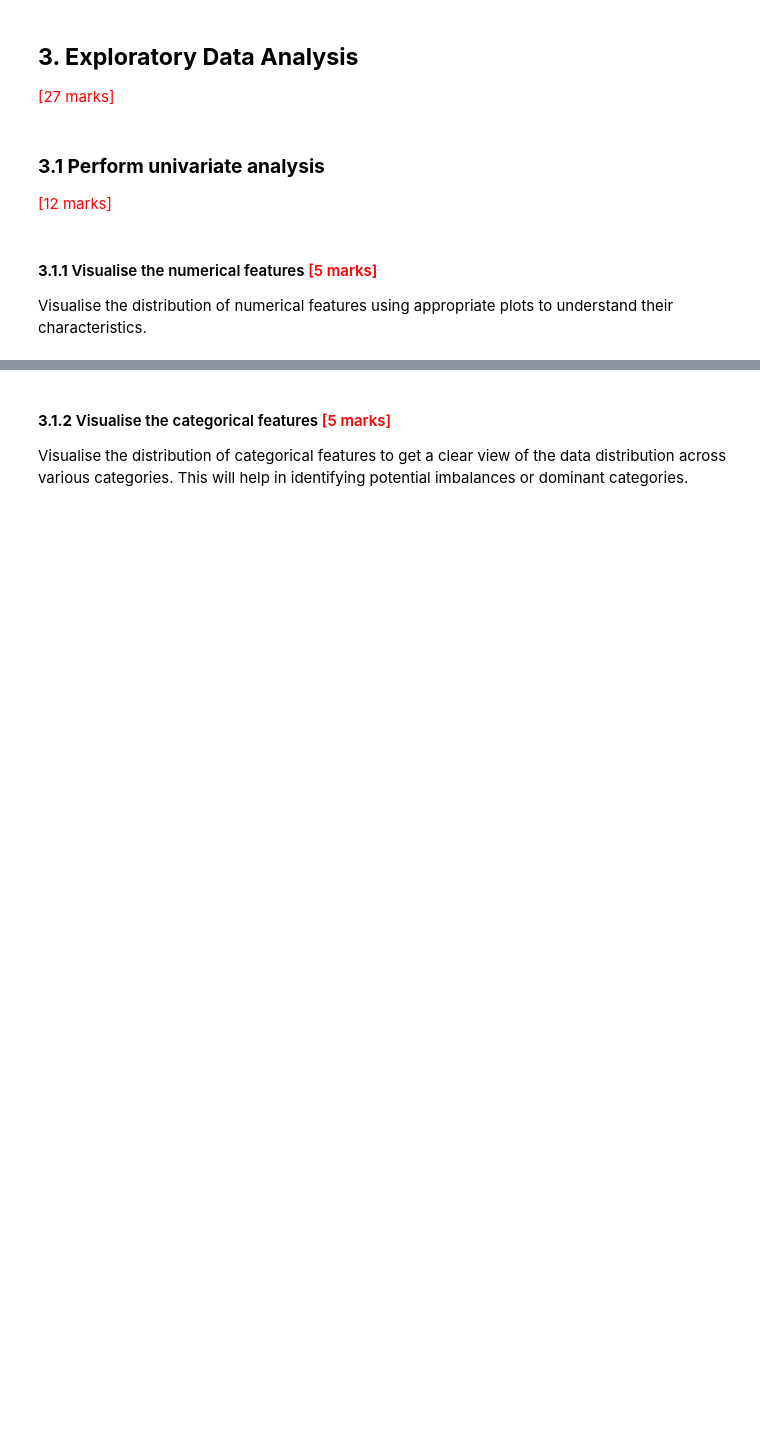
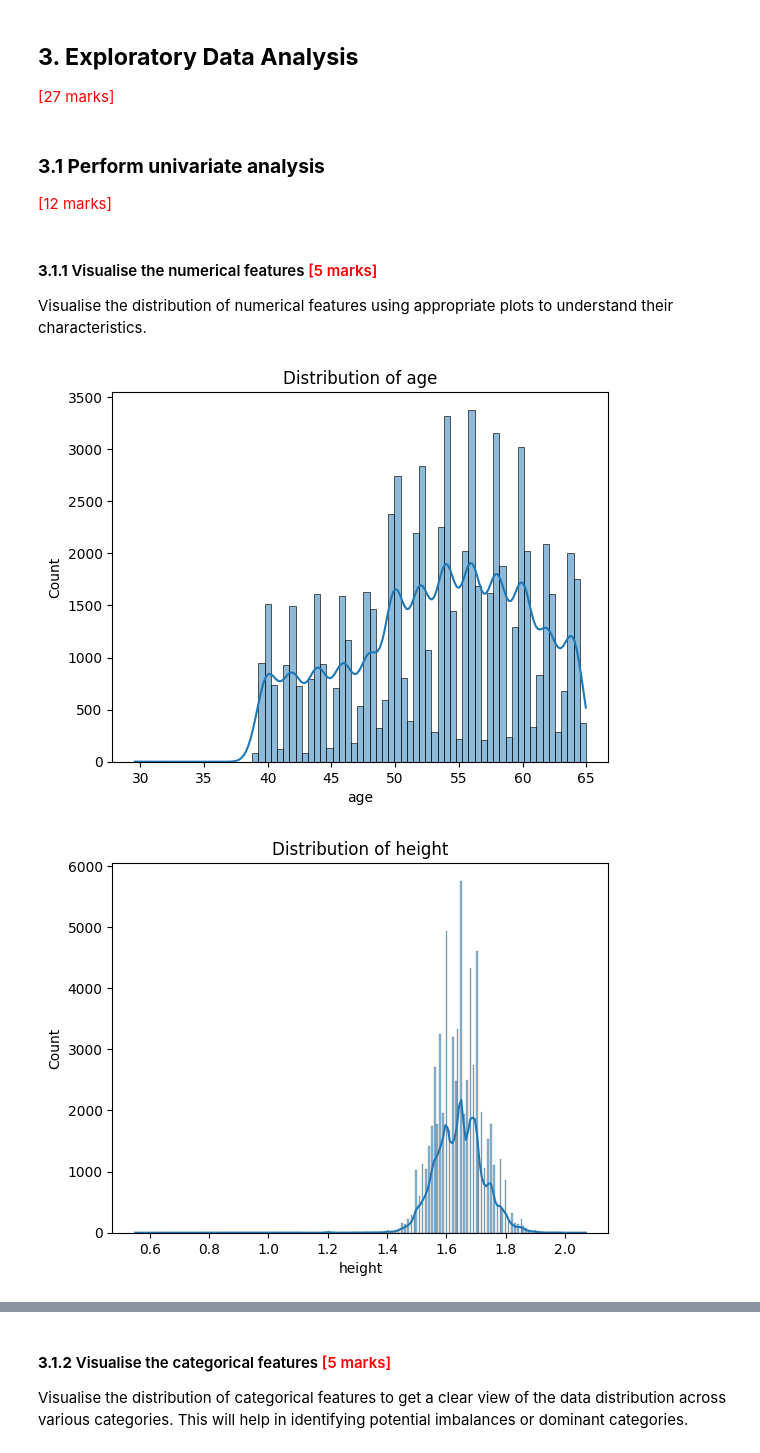
Before and after one commit to mithun6gowda/CardioRiskPrediction, a Jupyter notebook: CardioRisk_Prediction_Starter.ipynb, the cells around one changed output, grey strips where cells are left out. Saved outputs shown, nothing was run; the diff lists cells and outputs as text; code cells hidden in the pictures; blank space fills up the shorter version.

```diff
--- a/CardioRisk_Prediction_Starter.ipynb
+++ b/CardioRisk_Prediction_Starter.ipynb
@@ -136,3 +145,6 @@ warnings.filterwarnings('ignore')
 #### **1.1.2** Remove columns which are irrelevant <font color = red>[2 marks]</font> <br>
 # %%
 # Remove irrelevant columns like unique identifiers or index
+df.nunique()
+df = df.drop(columns=['Unnamed: 0', 'id'])
+print(df.columns)
@@ -174,7 +239,18 @@ Examine the statistical summary to identify the columns containing data points t
 Based on the details of data present in statistical summary, handle the columns that have invalid/illogical values or does not fall within physiological limits or have extreme values.
 # %%
 # Handle rows which have invalid or illogical values or does not fall within physiological limits (include extreme cases) for blood pressure and height etc
+df = df[(df['height'] > 0) & (df['height'] < 250)]
+df = df[(df['weight']>0)& (df['weight']<250)]
+
+df = df[(df['ap_hi'] > 0) & (df['ap_hi'] < 300)]
+df = df[(df['ap_lo'] > 0) & (df['ap_lo'] < 200)]
+
+df = df[df['ap_lo'] <= df['ap_hi']]
 # %% [markdown]
 #### **2.1.3** Modify the representation of patient age and height <font color = red>[2 marks]</font> <br>
 # %%
 # Modify the representation of patient age and height (to years and meters) for better understanding in a healthcare context
+df['age'] = df['age'] / 365
+df['height'] = df ['height'] /100
+
+df[['age','height']].head()
@@ -188,5 +271,9 @@ Based on the details of data present in statistical summary, handle the columns
 Ensuring the columns accurately reflect the nature of the data
 # %%
 # Fix DataTypes of the categorical columns with incorrect DataTypes
+df.dtypes
+categorical_cols = ['gender', 'cholesterol', 'gluc', 'smoke', 'alco', 'active', 'cardio']
+
+df[categorical_cols] = df[categorical_cols].astype('category')
 # %%
 # Check the final data types post conversion
@@ -204,3 +306,13 @@ Ensuring the columns accurately reflect the nature of the data
 Visualise the distribution of numerical features using appropriate plots to understand their characteristics.
 # %%
 # Plot all the numerical columns to understand their distribution
+num_cols = ['age', 'height', 'weight', 'ap_hi', 'ap_lo']
+
+for col in num_cols:
+    plt.figure()
+    sns.histplot(df[col], kde=True)
+    plt.title(f'Distribution of {col}')
+    plt.show()
+# %% [output]
+[figure, added]
+[figure, added]
```
Also changed, not shown: parts of 57 cells of this notebook.
